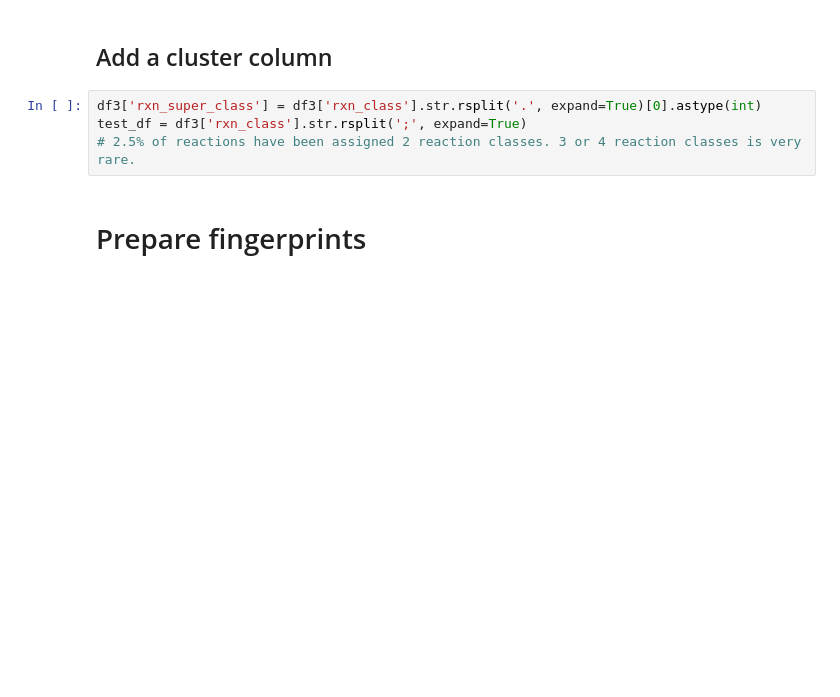
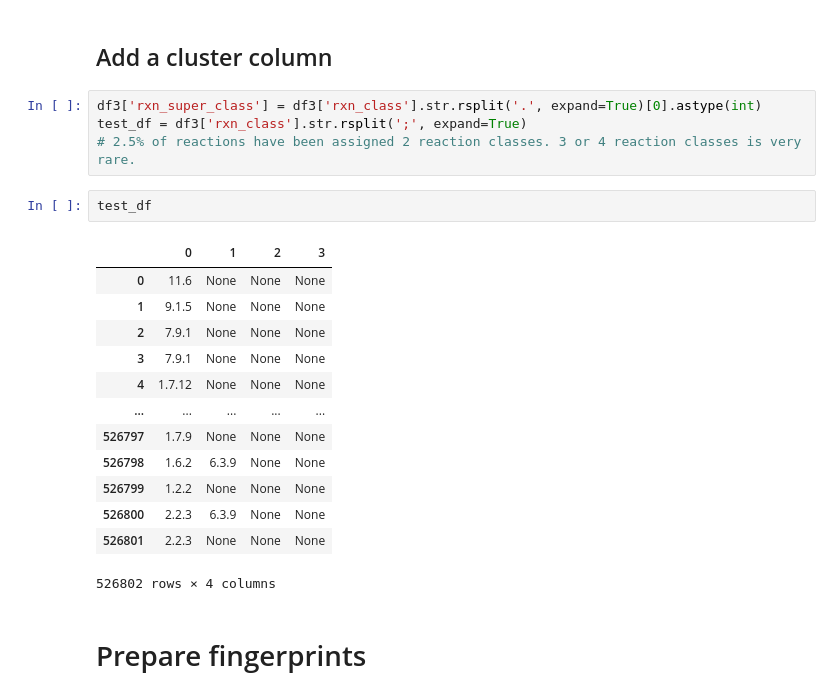
Before and after one commit to sustainable-processes/chemical-parameter-sharing, a Jupyter notebook: modelling_3.ipynb, the cells around one changed output. Saved outputs shown, nothing was run; the diff lists cells and outputs as text; blank space fills up the shorter version.

```diff
--- a/modelling_3.ipynb
+++ b/modelling_3.ipynb
@@ -173,6 +173,22 @@ len(df3)
 df3['rxn_super_class'] = df3['rxn_class'].str.rsplit('.', expand=True)[0].astype(int)
 test_df = df3['rxn_class'].str.rsplit(';', expand=True)
 # 2.5% of reactions have been assigned 2 reaction classes. 3 or 4 reaction classes is very rare.
+# %%
+test_df
+# %% [output]
+|  | 0 | 1 | 2 | 3 |
+| 0 | 11.6 | None | None | None |
+| 1 | 9.1.5 | None | None | None |
+| 2 | 7.9.1 | None | None | None |
+| 3 | 7.9.1 | None | None | None |
+| 4 | 1.7.12 | None | None | None |
+| ... | ... | ... | ... | ... |
+| 526797 | 1.7.9 | None | None | None |
+| 526798 | 1.6.2 | 6.3.9 | None | None |
+| 526799 | 1.2.2 | None | None | None |
+| 526800 | 2.2.3 | 6.3.9 | None | None |
+| 526801 | 2.2.3 | None | None | None |
+526802 rows × 4 columns
 # %% [markdown]
 # Prepare fingerprints
 # %%
```
Also changed, not shown: parts of 9 cells of this notebook.
